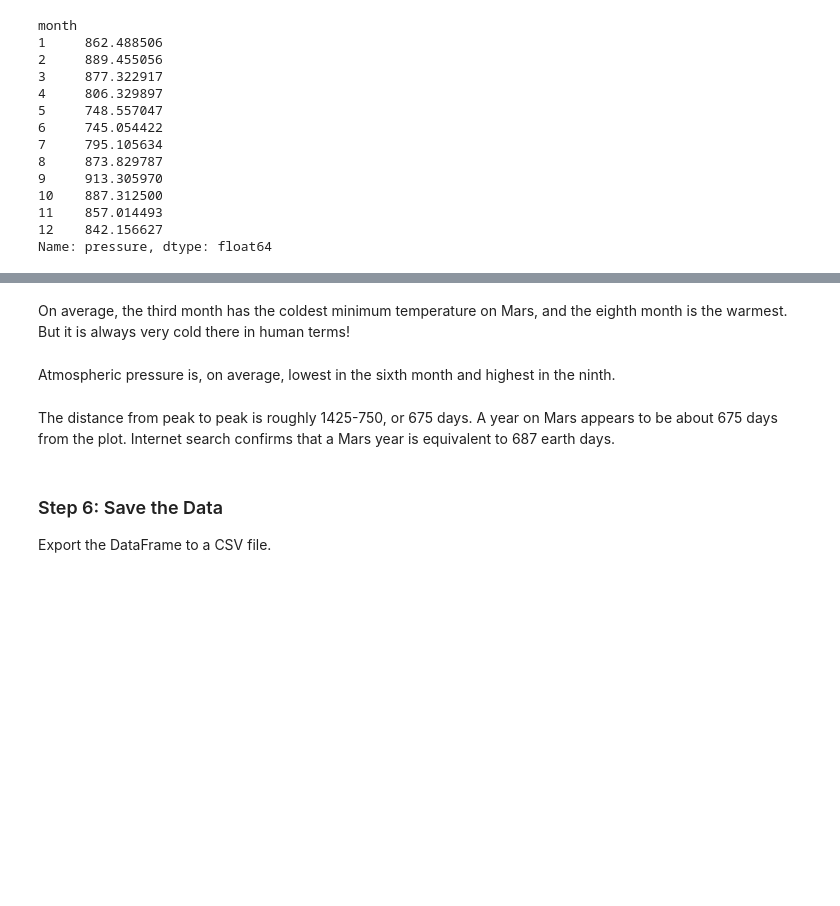
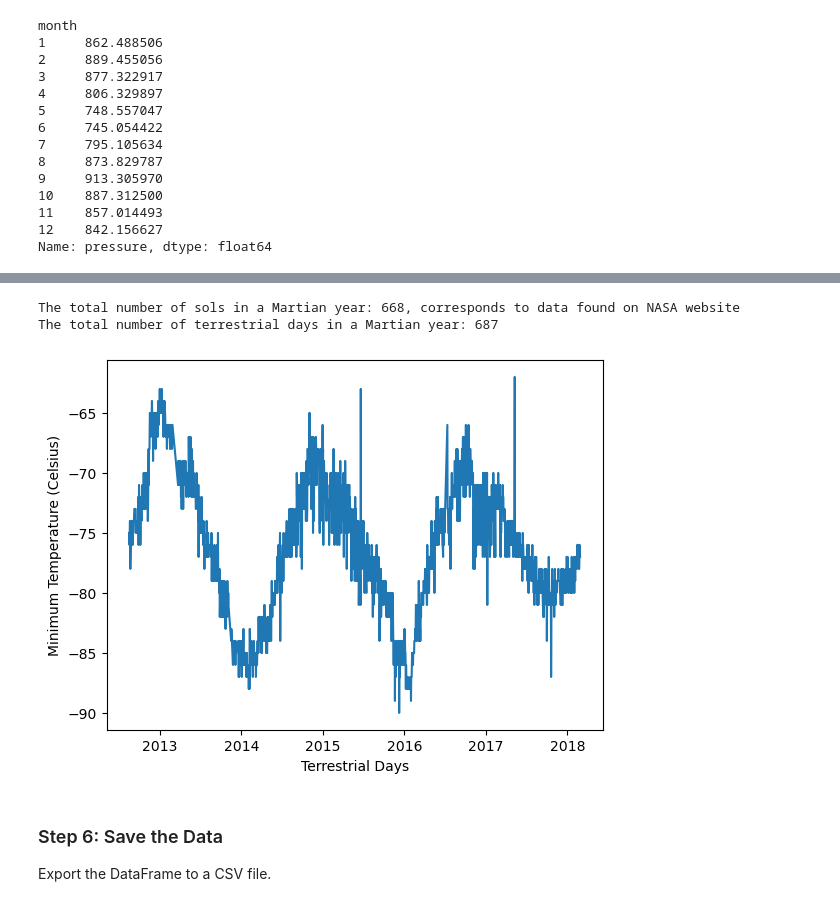
Before and after one commit to laurajanefaulds/data_scraping_challenge, a Jupyter notebook: LJFpart_2_mars_weather.ipynb, the cells around one changed output, grey strips where cells are left out. Saved outputs shown, nothing was run; the diff lists cells and outputs as text; code cells hidden in the pictures; blank space fills up the shorter version.

```diff
--- a/LJFpart_2_mars_weather.ipynb
+++ b/LJFpart_2_mars_weather.ipynb
@@ -289,9 +268,39 @@ plt.tight_layout()
-# %% [markdown]
-On average, the third month has the coldest minimum temperature on Mars, and the eighth month is the warmest. But it is always very cold there in human terms!
-# %% [markdown]
-Atmospheric pressure is, on average, lowest in the sixth month and highest in the ninth.
-# %% [markdown]
-The distance from peak to peak is roughly 1425-750, or 675 days. A year on Mars appears to be about 675 days from the plot. Internet search confirms that a Mars year is equivalent to 687 earth days.
+# %%
+# 5. How many terrestrial (earth) days are there in a Martian year?
+
+# Find the first sol in a complete Martian year
+min_sols = table_df.loc[(table_df["month"] == 1) & (table_df["ls"] == 0), "sol"]
+min_sol = min_sols.min()
+
+# find the last sol in a complete Martian year
+max_sols = table_df.loc[(table_df["month"] == 1) & (table_df["ls"] == 0) & (table_df["sol"] > 1 + min_sol), "sol"]
+max_sol = max_sols.min()
+
+# find the total numbers of sols in Martian year
+sols_in_martian_year = max_sol - min_sol
+print(f"The total number of sols in a Martian year: {sols_in_martian_year}, corresponds to data found on NASA website")
+
+# calculate first earth day in a martian year
+first_terrestrial = pd.to_datetime(table_df.loc[table_df["sol"] == 351, "terrestrial_date"]).iloc[0]
+
+# calculate last earth day in a Martian year
+last_terrestrial = pd.to_datetime(table_df.loc[(table_df["sol"] == 1019), "terrestrial_date"]).iloc[0]
+
+#calculate total amount of days in a Martian year
+total_earth_days = (last_terrestrial - first_terrestrial).days
+print(f"The total number of terrestrial days in a Martian year: {total_earth_days}")
+
+terrestrial_days = table_df["terrestrial_date"]
+min_temp = table_df['min_temp']
+
+plt.plot(terrestrial_days, min_temp)
+plt.xlabel('Terrestrial Days')
+plt.ylabel('Minimum Temperature (Celsius)')
+plt.show()
+# %% [output]
+The total number of sols in a Martian year: 668, corresponds to data found on NASA website
+The total number of terrestrial days in a Martian year: 687
+[figure, added]
 # %% [markdown]
 ### Step 6: Save the Data
 
```
Also changed, not shown: parts of 8 cells of this notebook, 5 other files.
